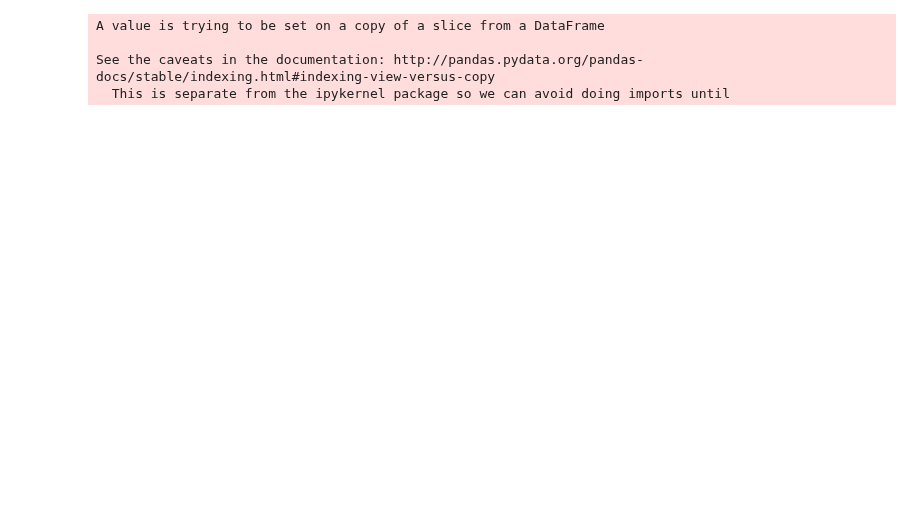
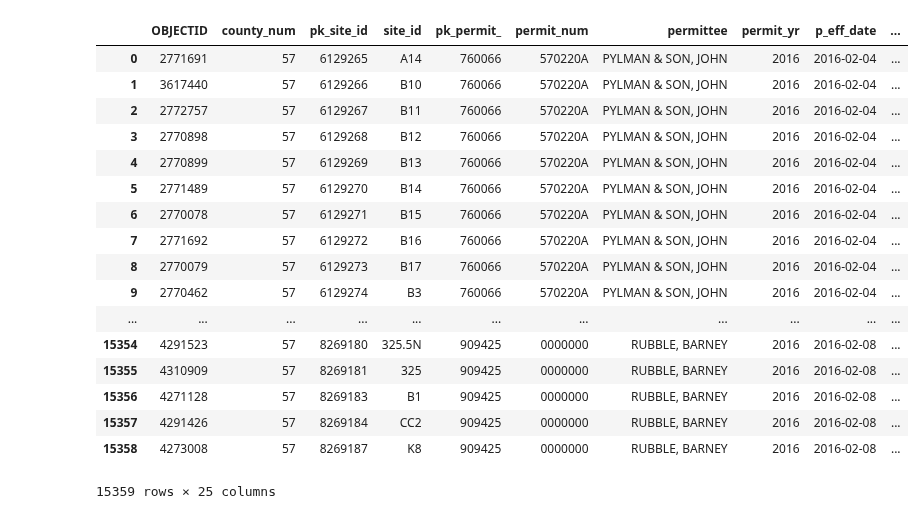
Before and after one commit to MarcelColvin/GeoSpatial-Classification, a Jupyter notebook: Extract_fields.ipynb, the cells around one changed output. Saved outputs shown, nothing was run; the diff lists cells and outputs as text; code cells hidden in the pictures; blank space fills up the shorter version.

```diff
--- a/Extract_fields.ipynb
+++ b/Extract_fields.ipynb
@@ -14,15 +14,27 @@ import os
 # %%
 pics = gpd.read_file("pictures/pictures.shp")
 fields = gpd.read_file("Crops_2016/Crops_2016_26910.shp")
-# %%
-for i in range(0,len(fields)):
-    if(fields['crop_list'][i] == None):
-        fields['crop_list'][i] = 'UNKNOWN'
-# %% [output]
-A value is trying to be set on a copy of a slice from a DataFrame
-
-See the caveats in the documentation: http://pandas.pydata.org/pandas-docs/stable/indexing.html#indexing-view-versus-copy
-  This is separate from the ipykernel package so we can avoid doing imports until
+# %%
+fields
+# %% [output]
+|  | OBJECTID | county_num | pk_site_id | site_id | pk_permit_ | permit_num | permittee | permit_yr | p_eff_date | ... |
+| 0 | 2771691 | 57 | 6129265 | A14 | 760066 | 570220A | PYLMAN & SON, JOHN | 2016 | 2016-02-04 | ... |
+| 1 | 3617440 | 57 | 6129266 | B10 | 760066 | 570220A | PYLMAN & SON, JOHN | 2016 | 2016-02-04 | ... |
+| 2 | 2772757 | 57 | 6129267 | B11 | 760066 | 570220A | PYLMAN & SON, JOHN | 2016 | 2016-02-04 | ... |
+| 3 | 2770898 | 57 | 6129268 | B12 | 760066 | 570220A | PYLMAN & SON, JOHN | 2016 | 2016-02-04 | ... |
+| 4 | 2770899 | 57 | 6129269 | B13 | 760066 | 570220A | PYLMAN & SON, JOHN | 2016 | 2016-02-04 | ... |
+| 5 | 2771489 | 57 | 6129270 | B14 | 760066 | 570220A | PYLMAN & SON, JOHN | 2016 | 2016-02-04 | ... |
+| 6 | 2770078 | 57 | 6129271 | B15 | 760066 | 570220A | PYLMAN & SON, JOHN | 2016 | 2016-02-04 | ... |
+| 7 | 2771692 | 57 | 6129272 | B16 | 760066 | 570220A | PYLMAN & SON, JOHN | 2016 | 2016-02-04 | ... |
+| 8 | 2770079 | 57 | 6129273 | B17 | 760066 | 570220A | PYLMAN & SON, JOHN | 2016 | 2016-02-04 | ... |
+| 9 | 2770462 | 57 | 6129274 | B3 | 760066 | 570220A | PYLMAN & SON, JOHN | 2016 | 2016-02-04 | ... |
+| ... | ... | ... | ... | ... | ... | ... | ... | ... | ... | ... |
+| 15354 | 4291523 | 57 | 8269180 | 325.5N | 909425 | 0000000 | RUBBLE, BARNEY | 2016 | 2016-02-08 | ... |
+| 15355 | 4310909 | 57 | 8269181 | 325 | 909425 | 0000000 | RUBBLE, BARNEY | 2016 | 2016-02-08 | ... |
+| 15356 | 4271128 | 57 | 8269183 | B1 | 909425 | 0000000 | RUBBLE, BARNEY | 2016 | 2016-02-08 | ... |
+| 15357 | 4291426 | 57 | 8269184 | CC2 | 909425 | 0000000 | RUBBLE, BARNEY | 2016 | 2016-02-08 | ... |
+| 15358 | 4273008 | 57 | 8269187 | K8 | 909425 | 0000000 | RUBBLE, BARNEY | 2016 | 2016-02-08 | ... |
+15359 rows × 25 columns
 # %%
 pic1= pics.iloc[0]["geometry"]
 def container(x):
```
Also changed, not shown: parts of 2 cells of this notebook, 4 other files.
